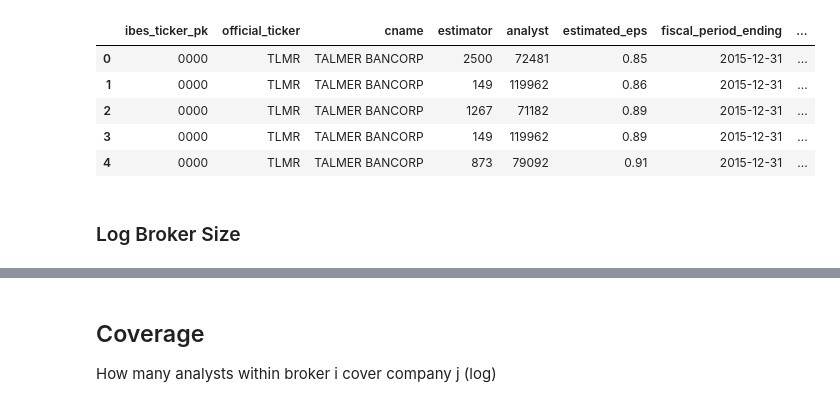
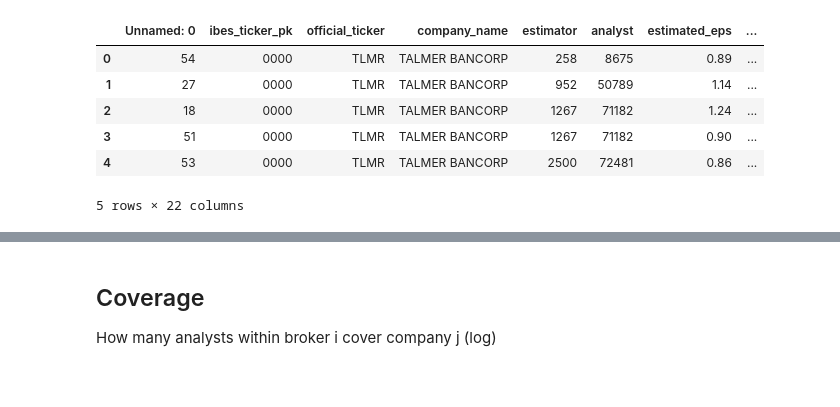
Before and after one commit to moshchev/gsfm_SS24, a Jupyter notebook: notebooks/feature_generation_marius.ipynb, the cells around one changed output, grey strips where cells are left out. Cells and saved outputs as stored; diff of their text form; code cells hidden in the pictures.

```diff
--- a/notebooks/feature_generation_marius.ipynb
+++ b/notebooks/feature_generation_marius.ipynb
@@ -5,7 +5,7 @@ import matplotlib.pyplot as plt
 import seaborn as sns
 # %%
 # file imports
-file_path = '../data/processed/forecasts_pmafe.csv'
+file_path = '../data/processed/forecasts_pmafe_v2.csv'
 
 # Import marius_eda data
 df = pd.read_csv(file_path)
@@ -28,26 +56,23 @@ Dummy variable: set to 1 if analyst i is employed by a firm in the top 50 during
 # %%
-def top_brokerage(df):
+def top_10_brokerage(df):
     """
-    Function to add a dummy for each analyst that is employed by a firm in the top 50 brokerages in year t
-    (Top 50: > 5.000 analysts)
-    Set to 1 if analyst i is employed by a firm in the top 50 during year t (announce year), and set to 0 otherwise
+    Function to add a dummy for each analyst that is employed by a brockerage that belongs to the
+    Top 10 % of brokerages by analyst count in year t
+    Set to 1 if analyst i is employed by a firm in the top quantile during year t (fpedats_year), and set to 0 otherwise
     broker = df["estimator"]
     analyst = df["analyst"]
-    broker_size = Count of analysts per brokerage in year t
-    year = df["announce_date"].df.year
-    Output: this function adds a new column to the dataframe called "top_brokerage" with the dummy variable
+    analyst_count = Count of analysts per brokerage in year t
+    Output: this function adds a new column to the dataframe called "top_10_brokerage" with the dummy variable
     """
     # setup
-    df["top_brokerage"] = 0
-    df["broker_size"] = 0
-    df["announce_date"] = pd.to_datetime(df["announce_date"])
-    df["announce_year"] = df["announce_date"].dt.year
-
-    # count of analysts per brokerage in year t
-    df["broker_size"] = df.groupby(["estimator", "announce_year"])["analyst"].transform("count")
-
-    # if count of analysts per brokerage in year t is greater than 5000, set top_brokerage to 1 otherwise 0
-    df.loc[df["broker_size"] > 5000, "top_brokerage"] = 1
-
+    df["top_10_brokerage"] = 0
+    # get top 10 % of brokerages by analyst count per year
+    top_10 = df.groupby('fpedats_year')['analyst_count'].quantile(0.9)
+    # loop through each year
+    for year in df['fpedats_year'].unique():
+        # get the top 10 % of brokerages by analyst count for the year
+        top_10_brokerages = df[df['fpedats_year'] == year][df['analyst_count'] >= top_10[year]]['estimator']
+        # set the dummy to 1 if the brokerage is in the top 10 % of brokerages by analyst count
+        df.loc[df['estimator'].isin(top_10_brokerages.index), 'top_10_brokerage'] = 1
 
     return df
@@ -54,14 +99,13 @@ def top_brokerage(df):
 # %%
 df2 = df.copy()
 # %%
-top_brokerage(df2)
+top_10_brokerage(df2)
 df2.head()
 # %% [output]
-|  | ibes_ticker_pk | official_ticker | cname | estimator | analyst | estimated_eps | fiscal_period_ending | ... |
-| 0 | 0000 | TLMR | TALMER BANCORP | 2500 | 72481 | 0.85 | 2015-12-31 | ... |
-| 1 | 0000 | TLMR | TALMER BANCORP | 149 | 119962 | 0.86 | 2015-12-31 | ... |
-| 2 | 0000 | TLMR | TALMER BANCORP | 1267 | 71182 | 0.89 | 2015-12-31 | ... |
-| 3 | 0000 | TLMR | TALMER BANCORP | 149 | 119962 | 0.89 | 2015-12-31 | ... |
-| 4 | 0000 | TLMR | TALMER BANCORP | 873 | 79092 | 0.91 | 2015-12-31 | ... |
+|  | Unnamed: 0 | ibes_ticker_pk | official_ticker | company_name | estimator | analyst | estimated_eps | ... |
+| 0 | 54 | 0000 | TLMR | TALMER BANCORP | 258 | 8675 | 0.89 | ... |
+| 1 | 27 | 0000 | TLMR | TALMER BANCORP | 952 | 50789 | 1.14 | ... |
+| 2 | 18 | 0000 | TLMR | TALMER BANCORP | 1267 | 71182 | 1.24 | ... |
+| 3 | 51 | 0000 | TLMR | TALMER BANCORP | 1267 | 71182 | 0.90 | ... |
+| 4 | 53 | 0000 | TLMR | TALMER BANCORP | 2500 | 72481 | 0.86 | ... |
+5 rows × 22 columns
-# %% [markdown]
-### Log Broker Size
```
Also changed, not shown: parts of 17 cells of this notebook, 2 other files.
